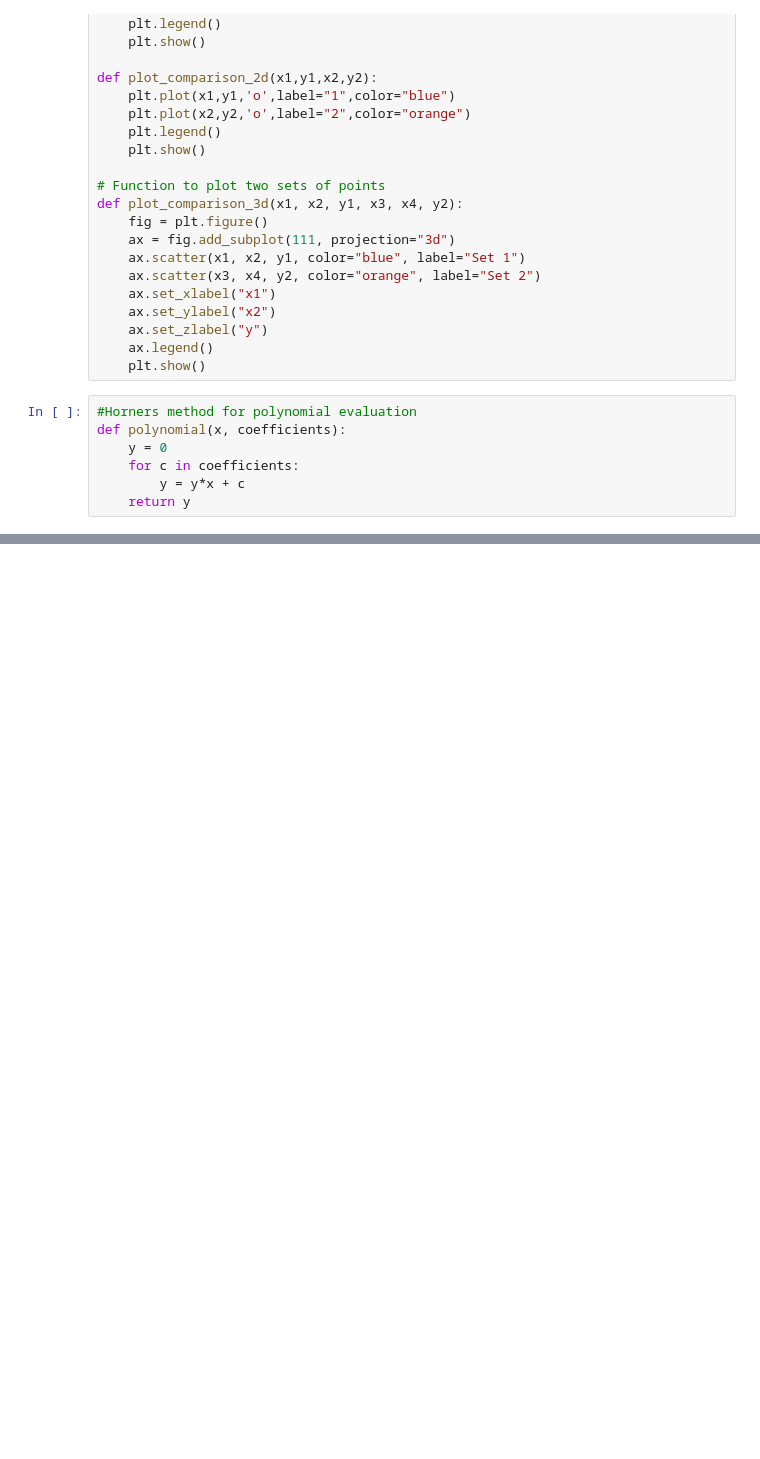
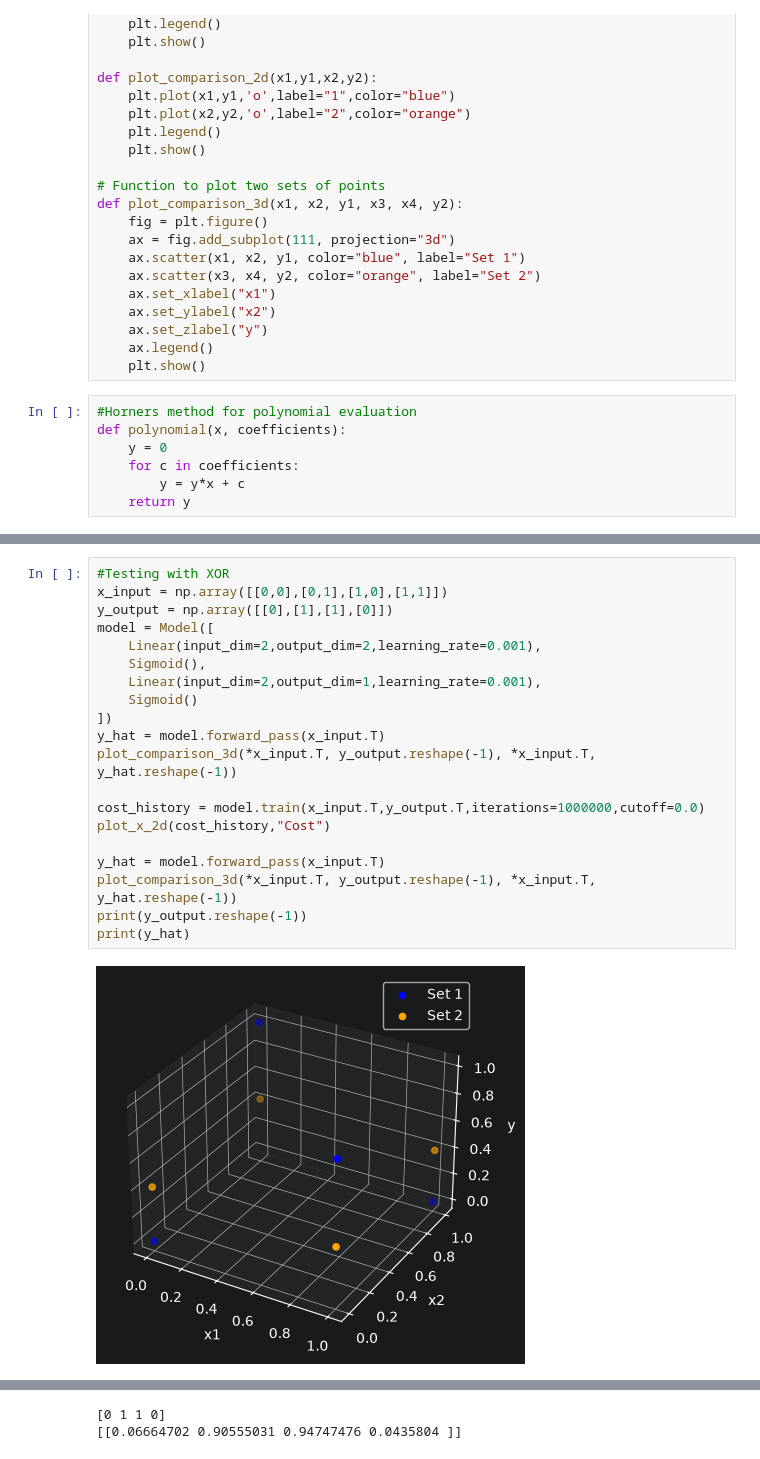
Before and after one commit to S-M-production/Reinforcement-Learning-Basics, a Jupyter notebook: notebooks/models/neural_network.ipynb, the cells around one changed output, grey strips where cells are left out. Saved outputs shown, nothing was run; the diff lists cells and outputs as text; blank space fills up the shorter version.

Commit message:
Sigmoid works, created XOR, trained and it works aswell

```diff
--- a/notebooks/models/neural_network.ipynb
+++ b/notebooks/models/neural_network.ipynb
@@ -264,0 +248,22 @@ plot_comparison_2d(x_input.reshape(-1), y_output.reshape(-1), x_input.reshape(-1
+# %%
+#Testing with XOR
+x_input = np.array([[0,0],[0,1],[1,0],[1,1]])
+y_output = np.array([[0],[1],[1],[0]])
+model = Model([
+    Linear(input_dim=2,output_dim=2,learning_rate=0.001),
+    Sigmoid(),
+    Linear(input_dim=2,output_dim=1,learning_rate=0.001),
+    Sigmoid()
+])
+y_hat = model.forward_pass(x_input.T)
+plot_comparison_3d(*x_input.T, y_output.reshape(-1), *x_input.T, y_hat.reshape(-1))
+
+cost_history = model.train(x_input.T,y_output.T,iterations=1000000,cutoff=0.0)
+plot_x_2d(cost_history,"Cost")
+
+y_hat = model.forward_pass(x_input.T)
+plot_comparison_3d(*x_input.T, y_output.reshape(-1), *x_input.T, y_hat.reshape(-1))
+print(y_output.reshape(-1))
+print(y_hat)
+# %% [output]
+[figure, added]
@@ -264,0 +272,2 @@ plot_comparison_2d(x_input.reshape(-1), y_output.reshape(-1), x_input.reshape(-1
+[0 1 1 0]
+[[0.06664702 0.90555031 0.94747476 0.0435804 ]]
```
Also changed, not shown: parts of 6 cells of this notebook.
